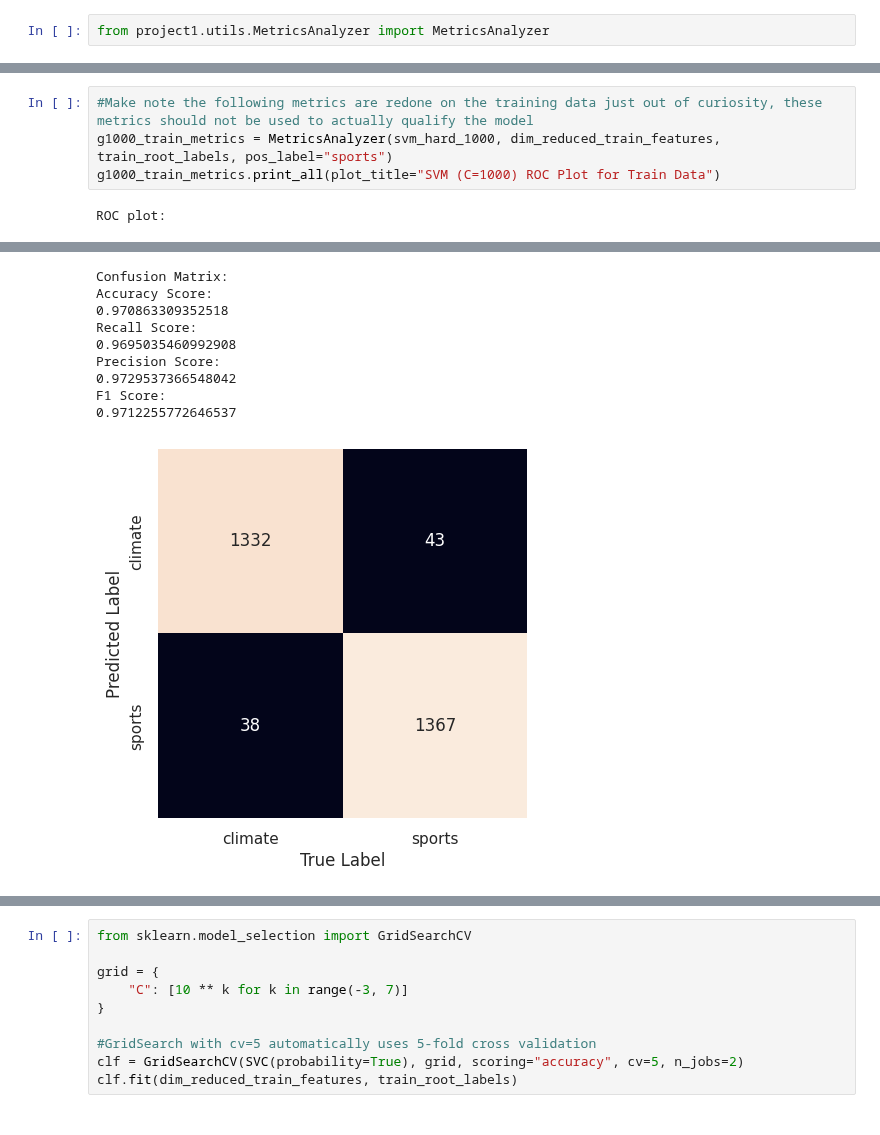
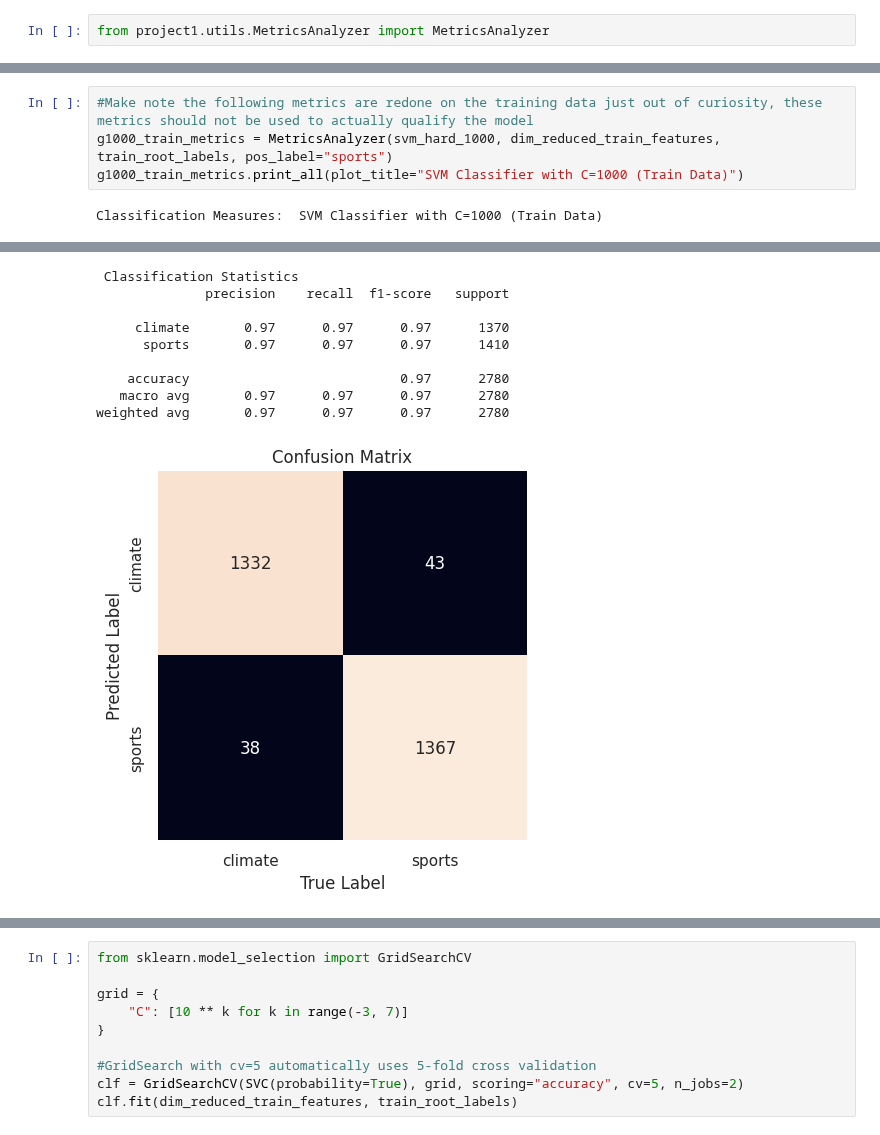
Before and after one commit to papaymaguire/ece219-project1, a Jupyter notebook: project1/notebooks/question05.ipynb, the cells around one changed output, grey strips where cells are left out. Drawn from its saved outputs; the diff is of its cells as text.

```diff
--- a/project1/notebooks/question05.ipynb
+++ b/project1/notebooks/question05.ipynb
@@ -73,6 +73,6 @@ F1 Score:
 # %%
 #Make note the following metrics are redone on the training data just out of curiosity, these metrics should not be used to actually qualify the model
 g1000_train_metrics = MetricsAnalyzer(svm_hard_1000, dim_reduced_train_features, train_root_labels, pos_label="sports")
-g1000_train_metrics.print_all(plot_title="SVM (C=1000) ROC Plot for Train Data")
+g1000_train_metrics.print_all(plot_title="SVM Classifier with C=1000 (Train Data)")
 # %% [output]
-ROC plot:
+Classification Measures:  SVM Classifier with C=1000 (Train Data)
@@ -80,12 +80,12 @@ ROC plot:
-Confusion Matrix:
-Accuracy Score:
-0.970863309352518
-Recall Score:
-0.9695035460992908
-Precision Score:
-0.9729537366548042
-F1 Score:
-0.9712255772646537
+ Classification Statistics
+              precision    recall  f1-score   support
+
+     climate       0.97      0.97      0.97      1370
+      sports       0.97      0.97      0.97      1410
+
+    accuracy                           0.97      2780
+   macro avg       0.97      0.97      0.97      2780
+weighted avg       0.97      0.97      0.97      2780
-[figure, old version]
+[figure, new version]
 # %%
 g100000_test_metrics = MetricsAnalyzer(svm_hard_100000, dim_reduced_test_features, test_root_labels, pos_label="sports")
```
Also changed, not shown: parts of 7 cells of this notebook.
